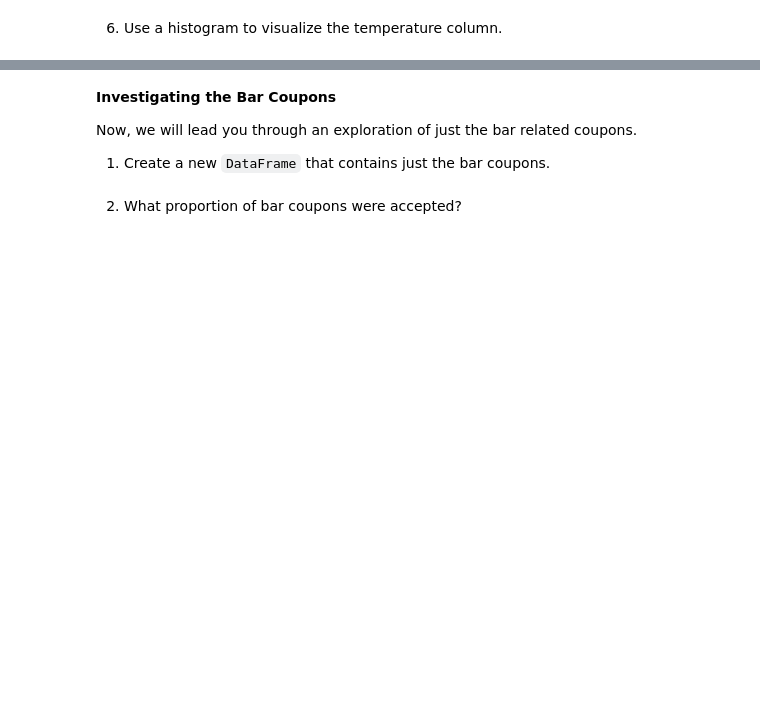
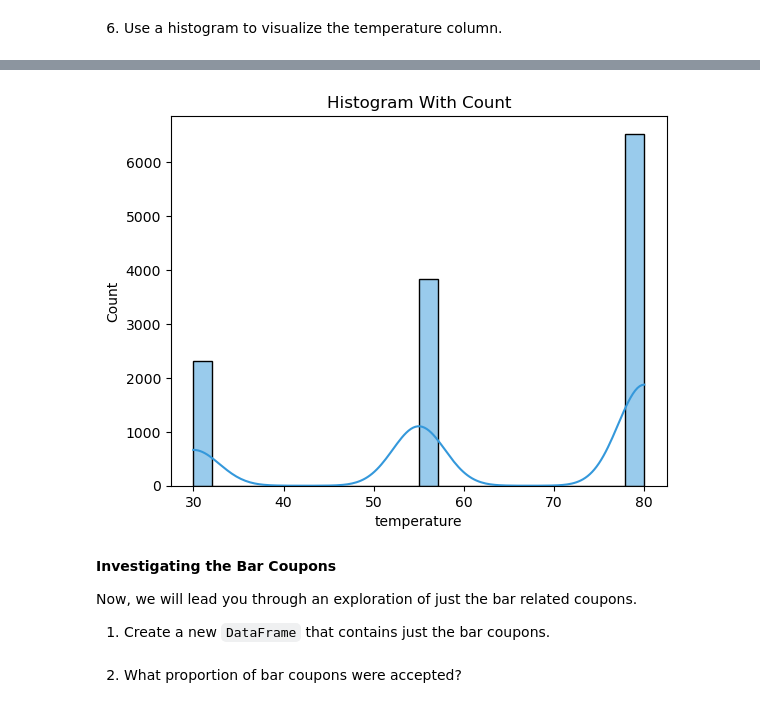
Before and after one commit to peanutenthusiast/legendary-falafel, a Jupyter notebook: prompt.ipynb, the cells around one changed output, grey strips where cells are left out. Cells and saved outputs as stored; diff of their text form; code cells hidden in the pictures; blank space fills up the shorter version.

```diff
--- a/prompt.ipynb
+++ b/prompt.ipynb
@@ -125,3 +191,7 @@ for column in coupon_report[coupon_report['Null_Count'] > 0].index.tolist():
+# %%
+sns.histplot(data, x='temperature', kde=True, color='#3498db').set_title('Histogram With Count').get_figure().savefig('images/temperature_histogram_with_count.png')
+# %% [output]
+[figure, added]
 # %% [markdown]
 **Investigating the Bar Coupons**
 
```
Also changed, not shown: parts of 12 cells of this notebook, 4 other files.
